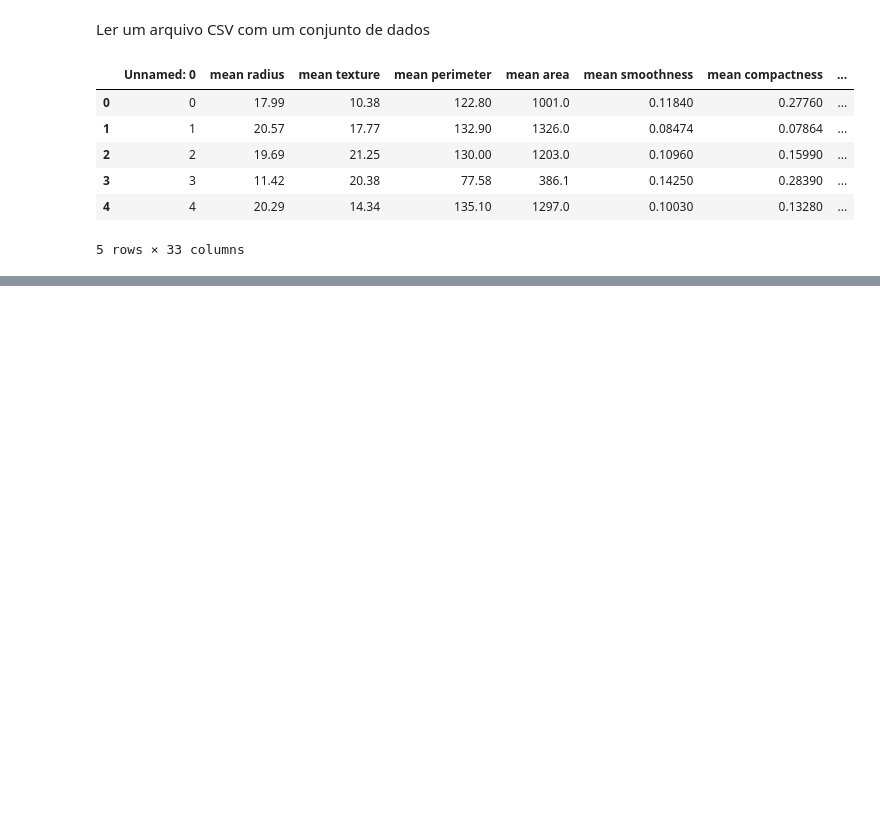
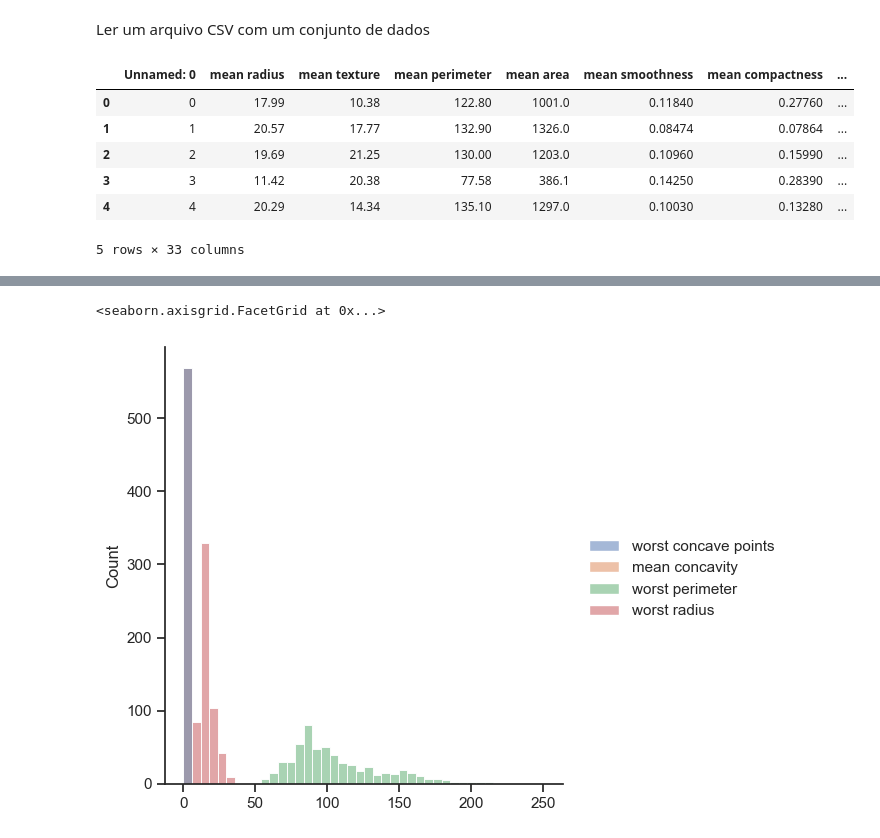
Before and after one commit to laryyssa/Aprendizado-de-Maquina-na-Saude, a Jupyter notebook: atividade_1/main.ipynb, the cells around one changed output, grey strips where cells are left out. Saved outputs shown, nothing was run; the diff lists cells and outputs as text; code cells hidden in the pictures; blank space fills up the shorter version.

```diff
--- a/atividade_1/main.ipynb
+++ b/atividade_1/main.ipynb
@@ -48 +34,6 @@ dtype: int64
+# %%
+sns.displot(df_selecionado)
+# %% [output]
+<seaborn.axisgrid.FacetGrid at 0x...>
+[figure, added]
 # %%
```
Also changed, not shown: parts of 11 cells of this notebook.
